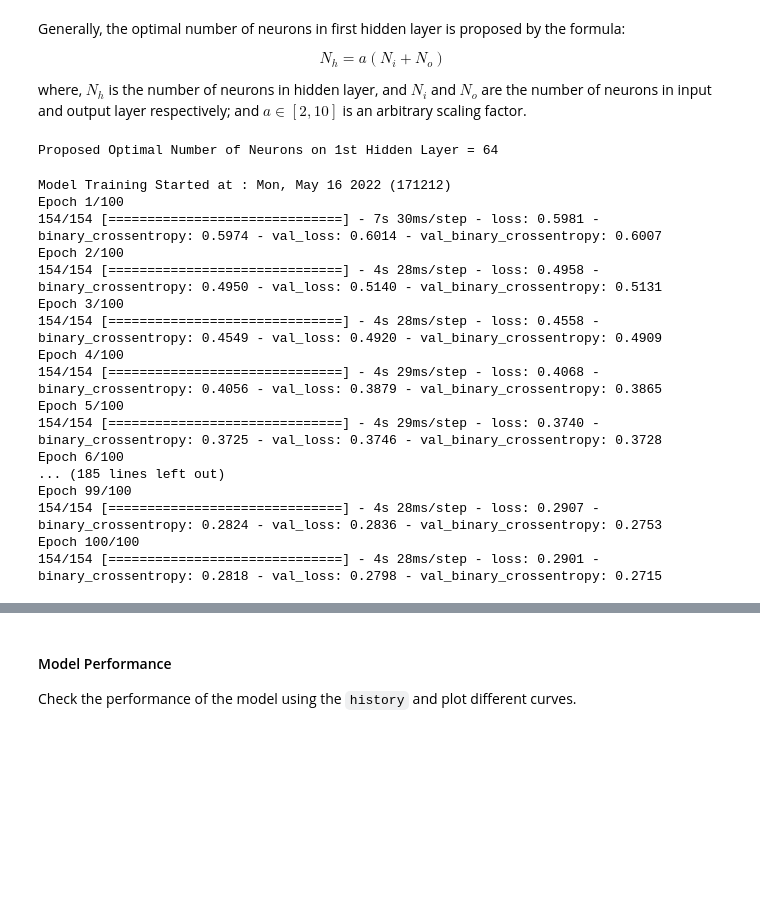
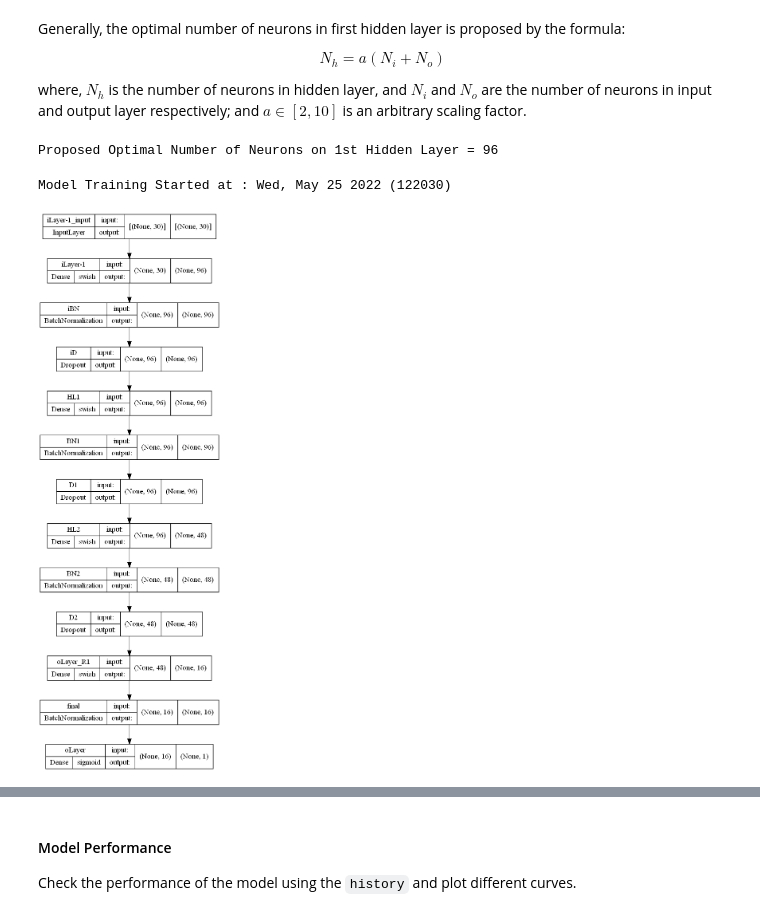
Before and after one commit to ZenithClown/self-development, a Jupyter notebook: notebooks/Tabular Playground Series [TPS] May, 2022.ipynb, the cells around one changed output, grey strips where cells are left out. Cells and saved outputs as stored; diff of their text form; code cells hidden in the pictures; blank space fills up the shorter version.

```diff
--- a/notebooks/Tabular Playground Series [TPS] May, 2022.ipynb
+++ b/notebooks/Tabular Playground Series [TPS] May, 2022.ipynb
@@ -96,6 +117,13 @@ Code Execution Started on: Mon, May 16 2022
 OUTPUT_DIR = join(ROOT, "output", today)
 makedirs(OUTPUT_DIR, exist_ok = True) # create dir if not exist
 
+# in addition create directory for images, saved models
+IMAGE_DIR = join(ROOT, "output", "images", today)
+MODEL_DIR = join(ROOT, "output", "savedmodels", today)
+
+makedirs(IMAGE_DIR, exist_ok = True) # create dir if not exist
+makedirs(MODEL_DIR, exist_ok = True) # create dir if not exist
+
 # also create directory for `logs`
 LOGS_DIR = join(ROOT, "logs", "TPS May 2022")
 makedirs(LOGS_DIR, exist_ok = True)
@@ -523,10 +589,10 @@ $$
 
 where, $N_h$ is the number of neurons in hidden layer, and $N_i$ and $N_o$ are the number of neurons in input and output layer respectively; and $a \in [2, 10]$ is an arbitrary scaling factor.
 # %%
-Nh = 2 * (INPUT_SHAPE + OUTPUT_SHAPE)
+Nh = 3 * (INPUT_SHAPE + OUTPUT_SHAPE)
 print(f"Proposed Optimal Number of Neurons on 1st Hidden Layer = {Nh}")
 # %% [output]
-Proposed Optimal Number of Neurons on 1st Hidden Layer = 64
+Proposed Optimal Number of Neurons on 1st Hidden Layer = 96
 # %%
 model = tf.keras.Sequential([
     ### INPUT LAYER ###
@@ -626,5 +692,14 @@ model = tf.keras.Sequential([
 
 # model.summary(line_length = 127)
+# %%
+ctime_ = dt.strftime(dt.strptime(ctime(), "%a %b %d %H:%M:%S %Y"), "%a, %b %d %Y (%H%M%S)") # time at which model is defined
+print(f"Model Training Started at : {ctime_}")
+# %% [output]
+Model Training Started at : Wed, May 25 2022 (122030)
+# %%
+tf.keras.utils.plot_model(model, to_file = join(IMAGE_DIR, f"{ctime_} {model.name}.png"), show_shapes = True, show_layer_activations = True)
+# %% [output]
+[figure, added]
 # %%
 model.compile(
     optimizer = tf.keras.optimizers.Adam(learning_rate = LR_START, amsgrad = True),
@@ -633,23 +708 @@ model.compile(
 )
-# %%
-ctime_ = dt.strftime(dt.strptime(ctime(), "%a %b %d %H:%M:%S %Y"), "%a, %b %d %Y (%H%M%S)") # time at which model training is started
-print(f"Model Training Started at : {ctime_}")
-history = model.fit(x_train, y_train, epochs = NUM_EPOCHS, batch_size = BATCH_SIZE, validation_split = 0.3, shuffle = True)
-# %% [output]
-Model Training Started at : Mon, May 16 2022 (171212)
-Epoch 1/100
-154/154 [==============================] - 7s 30ms/step - loss: 0.5981 - binary_crossentropy: 0.5974 - val_loss: 0.6014 - val_binary_crossentropy: 0.6007
-Epoch 2/100
-154/154 [==============================] - 4s 28ms/step - loss: 0.4958 - binary_crossentropy: 0.4950 - val_loss: 0.5140 - val_binary_crossentropy: 0.5131
-Epoch 3/100
-154/154 [==============================] - 4s 28ms/step - loss: 0.4558 - binary_crossentropy: 0.4549 - val_loss: 0.4920 - val_binary_crossentropy: 0.4909
-Epoch 4/100
-154/154 [==============================] - 4s 29ms/step - loss: 0.4068 - binary_crossentropy: 0.4056 - val_loss: 0.3879 - val_binary_crossentropy: 0.3865
-Epoch 5/100
-154/154 [==============================] - 4s 29ms/step - loss: 0.3740 - binary_crossentropy: 0.3725 - val_loss: 0.3746 - val_binary_crossentropy: 0.3728
-Epoch 6/100
-... (185 lines left out)
-Epoch 99/100
-154/154 [==============================] - 4s 28ms/step - loss: 0.2907 - binary_crossentropy: 0.2824 - val_loss: 0.2836 - val_binary_crossentropy: 0.2753
-Epoch 100/100
-154/154 [==============================] - 4s 28ms/step - loss: 0.2901 - binary_crossentropy: 0.2818 - val_loss: 0.2798 - val_binary_crossentropy: 0.2715
```
Also changed, not shown: parts of 35 cells of this notebook.
